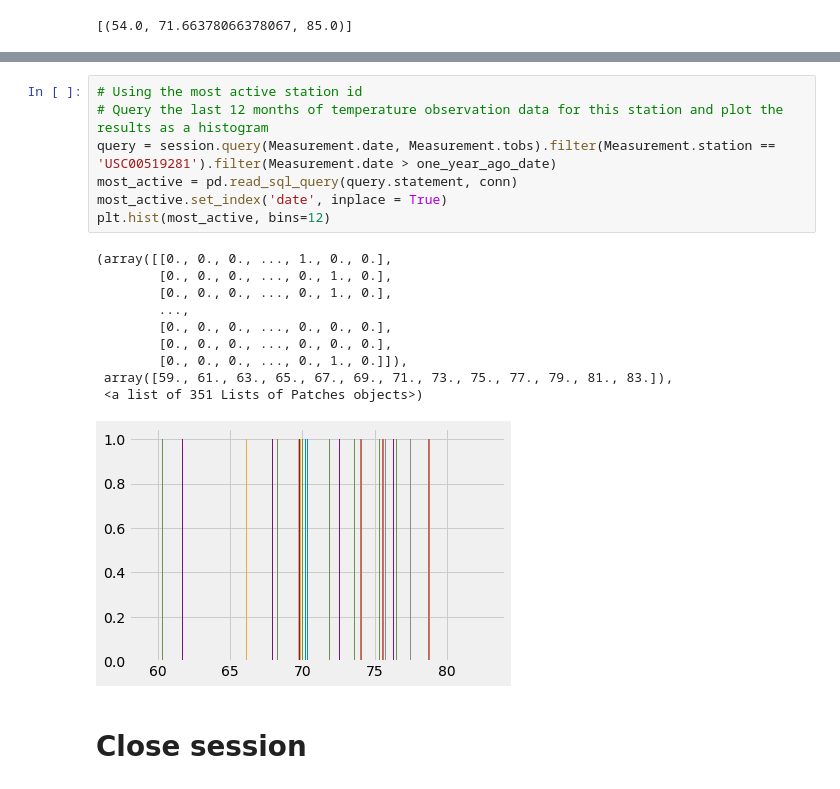
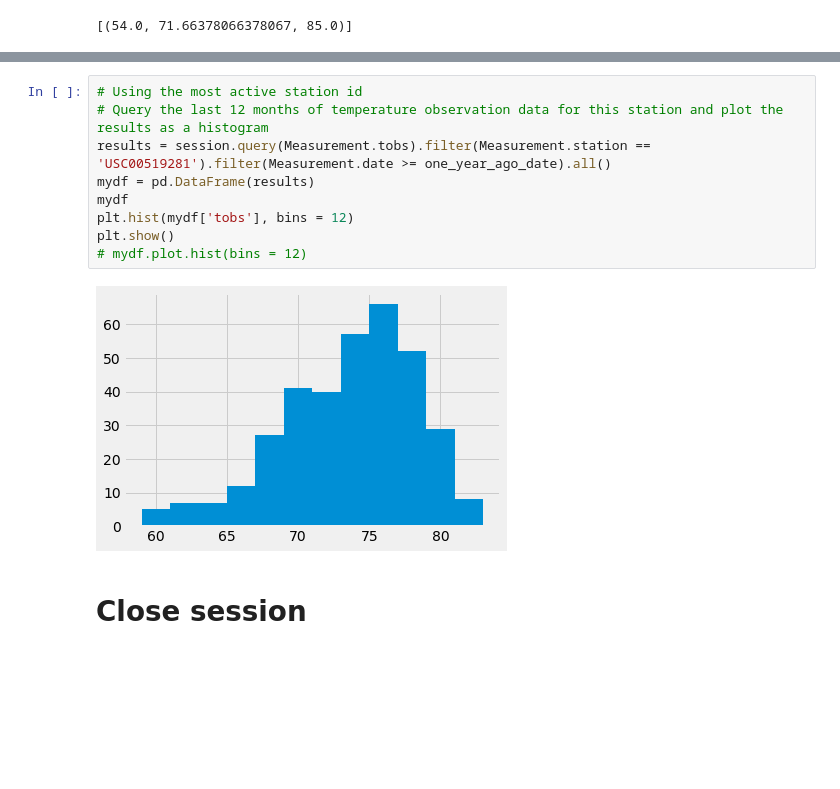
Before and after one commit to Linlin-Sun/GT_Bootcamp_DataViz_Sqlalchemy_Challenge, a Jupyter notebook: climate.ipynb, the cells around one changed output, grey strips where cells are left out. Drawn from its saved outputs; the diff is of its cells as text; blank space fills up the shorter version.

Commit message:
Modified jupyter notebook for histogram plotting and creating pandas dataframe from query results directly

```diff
--- a/climate.ipynb
+++ b/climate.ipynb
@@ -204,21 +183,14 @@ filter(Measurement.date > one_year_ago_date).all()
 # %%
 # Using the most active station id
 # Query the last 12 months of temperature observation data for this station and plot the results as a histogram
-query = session.query(Measurement.date, Measurement.tobs).filter(Measurement.station == 'USC00519281').filter(Measurement.date > one_year_ago_date)
-most_active = pd.read_sql_query(query.statement, conn)
-most_active.set_index('date', inplace = True)
-plt.hist(most_active, bins=12)
+results = session.query(Measurement.tobs).filter(Measurement.station == 'USC00519281').filter(Measurement.date >= one_year_ago_date).all()
+mydf = pd.DataFrame(results)
+mydf
+plt.hist(mydf['tobs'], bins = 12)
+plt.show()
+# mydf.plot.hist(bins = 12)
 # %% [output]
-(array([[0., 0., 0., ..., 1., 0., 0.],
-        [0., 0., 0., ..., 0., 1., 0.],
-        [0., 0., 0., ..., 0., 1., 0.],
-        ...,
-        [0., 0., 0., ..., 0., 0., 0.],
-        [0., 0., 0., ..., 0., 0., 0.],
-        [0., 0., 0., ..., 0., 1., 0.]]),
- array([59., 61., 63., 65., 67., 69., 71., 73., 75., 77., 79., 81., 83.]),
- <a list of 351 Lists of Patches objects>)
-[figure, old version]
+[figure, new version]
 # %% [markdown]
 # Close session
 # %%
```
Also changed, not shown: parts of 1 cell of this notebook.
